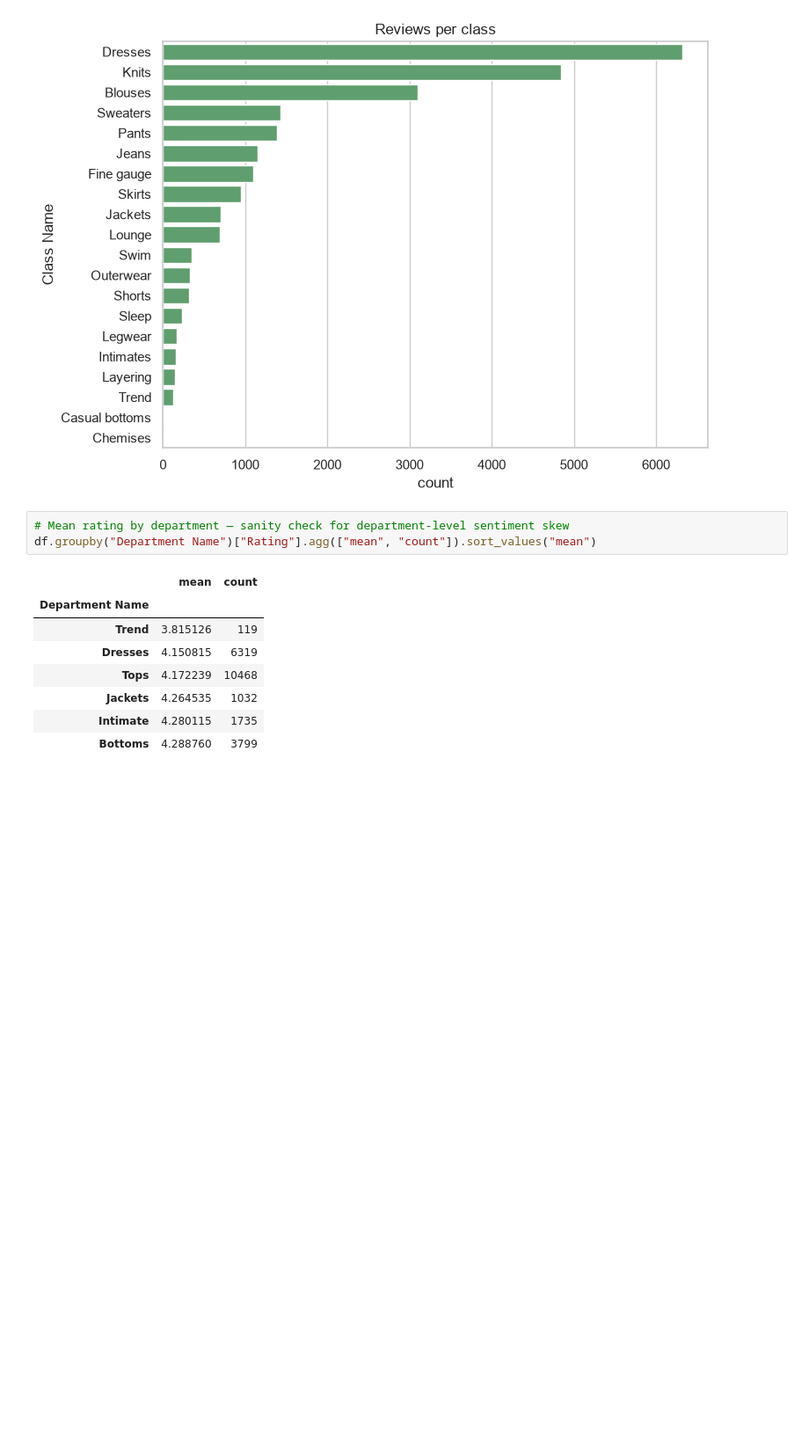
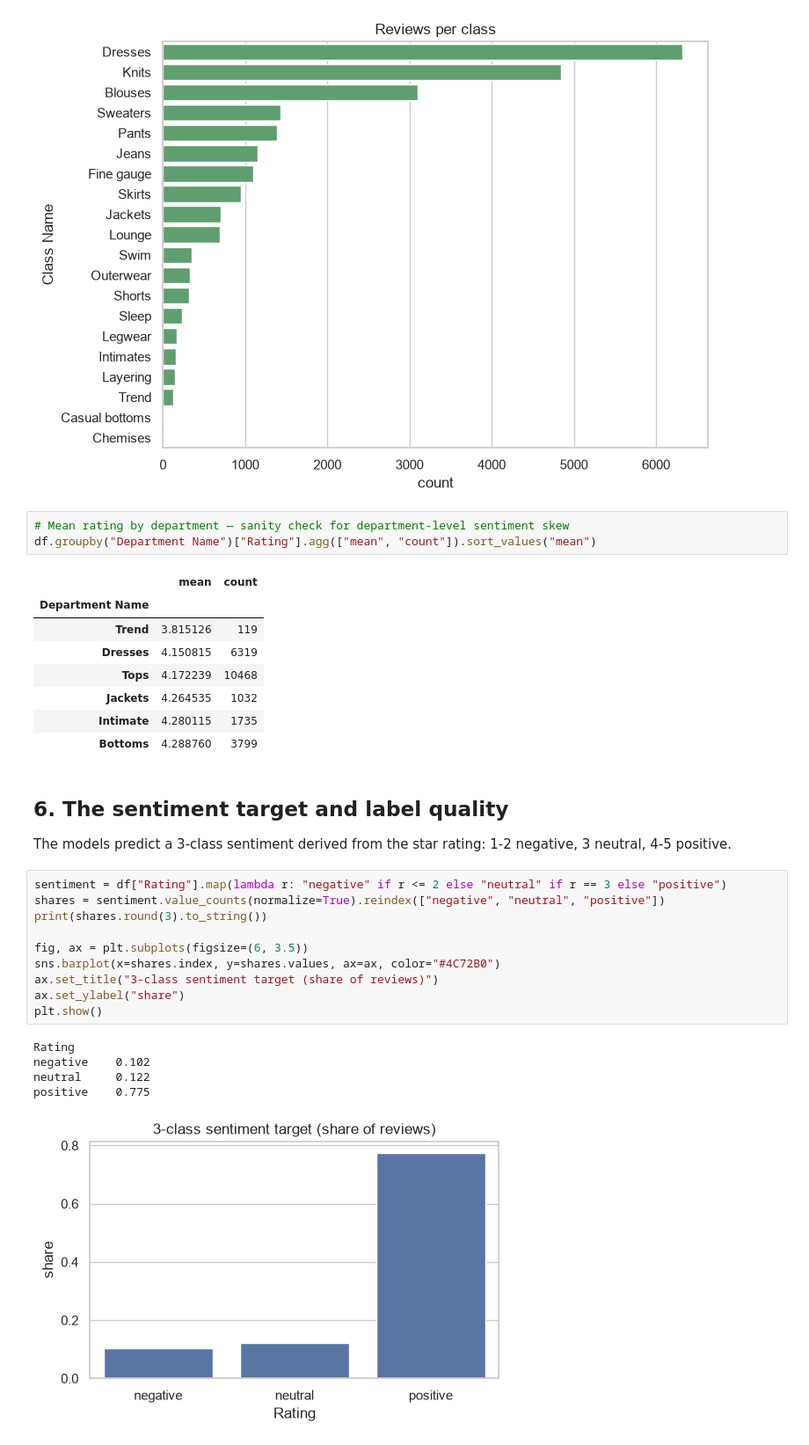
Before and after one commit to Mashi98/Ecommerce-Review-Analytics, a Jupyter notebook: notebooks/01_eda.ipynb, the cells around one changed output. Shown at 88% size. Saved outputs shown, nothing was run; the diff lists cells and outputs as text; blank space fills up the shorter version.

```diff
--- a/notebooks/01_eda.ipynb
+++ b/notebooks/01_eda.ipynb
@@ -185,3 +214,23 @@ df.groupby("Department Name")["Rating"].agg(["mean", "count"]).sort_values("mean
 | Jackets | 4.264535 | 1032 |
 | Intimate | 4.280115 | 1735 |
 | Bottoms | 4.288760 | 3799 |
+# %% [markdown]
+## 6. The sentiment target and label quality
+
+The models predict a 3-class sentiment derived from the star rating: 1-2 negative, 3 neutral, 4-5 positive.
+# %%
+sentiment = df["Rating"].map(lambda r: "negative" if r <= 2 else "neutral" if r == 3 else "positive")
+shares = sentiment.value_counts(normalize=True).reindex(["negative", "neutral", "positive"])
+print(shares.round(3).to_string())
+
+fig, ax = plt.subplots(figsize=(6, 3.5))
+sns.barplot(x=shares.index, y=shares.values, ax=ax, color="#4C72B0")
+ax.set_title("3-class sentiment target (share of reviews)")
+ax.set_ylabel("share")
+plt.show()
+# %% [output]
+Rating
+negative    0.102
+neutral     0.122
+positive    0.775
+[figure, added]
```
Also changed, not shown: parts of 14 cells of this notebook.
